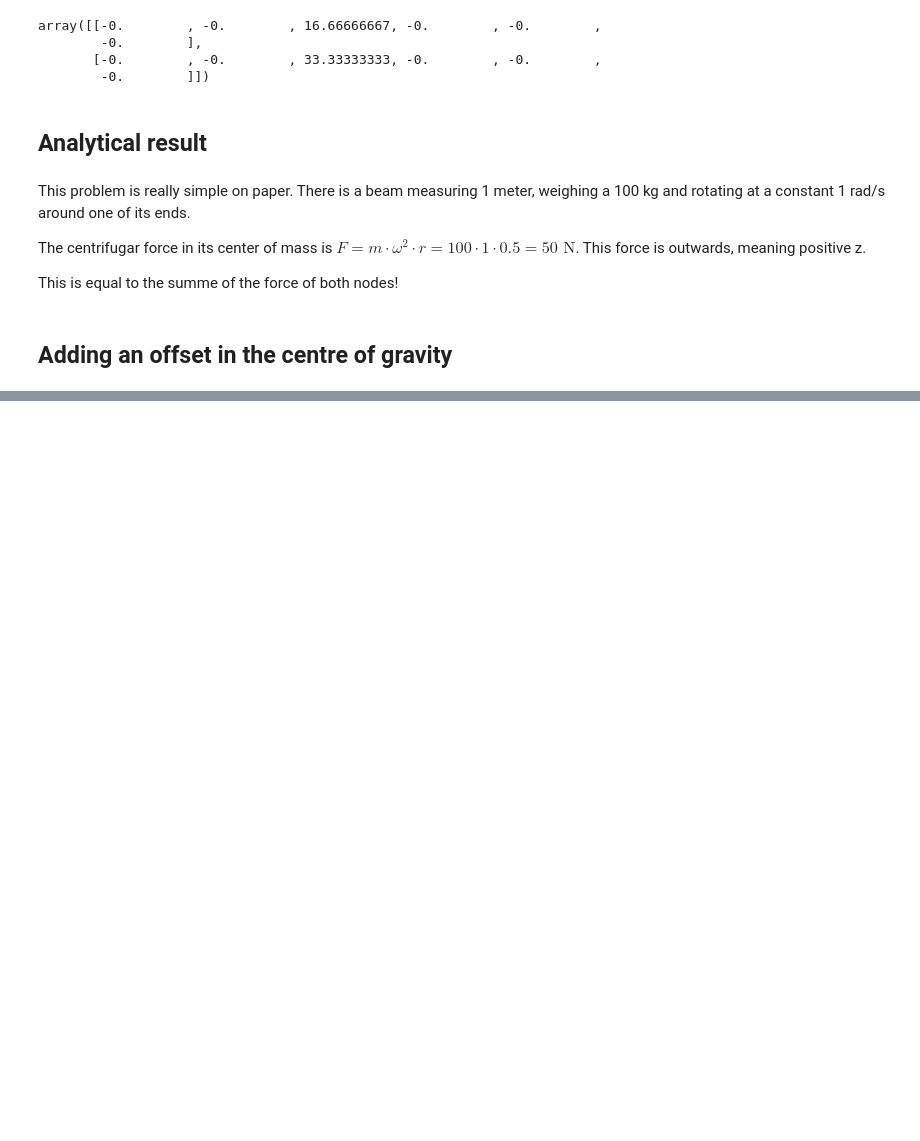
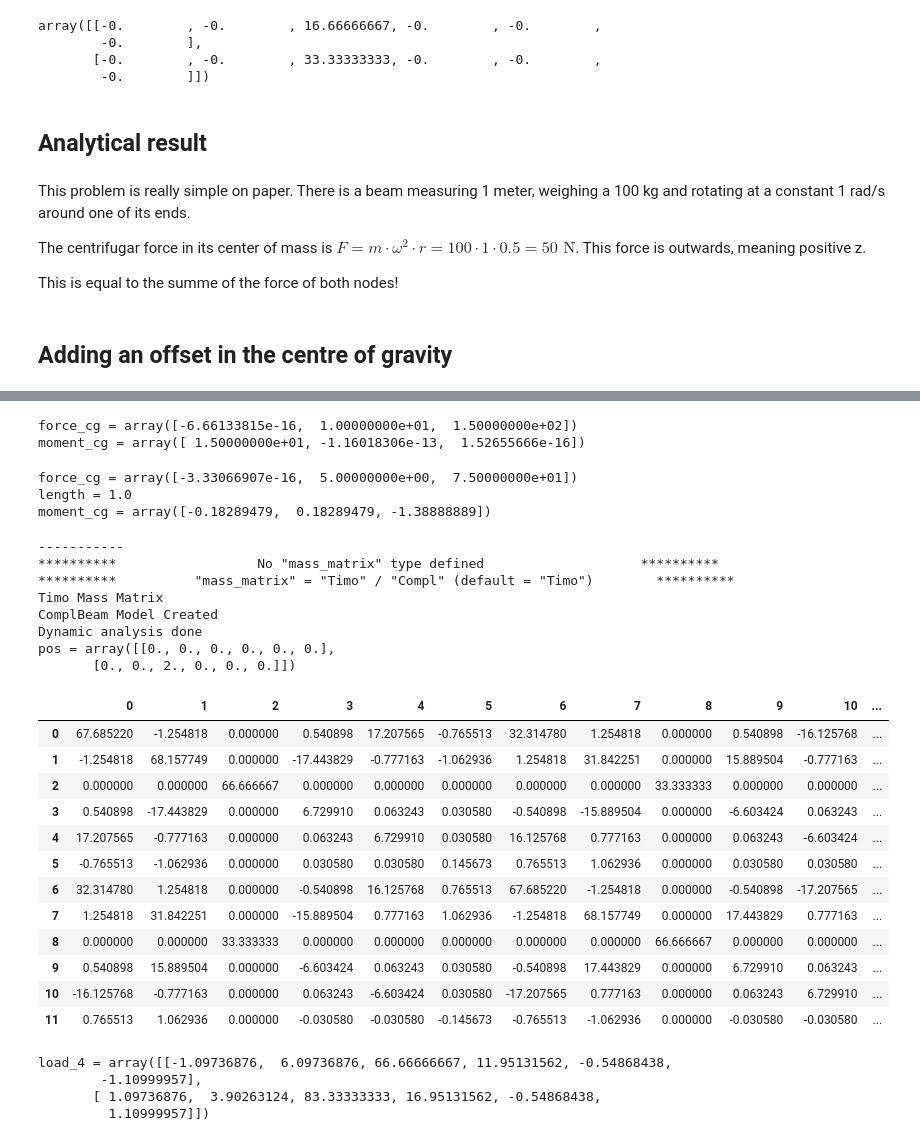
Before and after one commit to juliovmlo/master_thesis, a Jupyter notebook: straight_beam.ipynb, the cells around one changed output, grey strips where cells are left out. Drawn from its saved outputs; the diff is of its cells as text; code cells hidden in the pictures; blank space fills up the shorter version.

```diff
--- a/straight_beam.ipynb
+++ b/straight_beam.ipynb
@@ -183,0 +382,79 @@ I'm stuck with the analytical answer to this question. How can I compare this ca
+# %%
+force, moment = np.split(load_4,[3],axis=1)
+# Total force: summe of the force vectors
+force_cg = np.sum(force, axis=0)
+print(f'{force_cg = }')
+r_cg2node = np.array([[0,  -0.1 , -0.5],[0.,  -0.1 , 0.5]])
+# Total moment: summe of the moment vectors and the moment arm of the node forces, (r_cg2F x F)
+moment_cg = np.sum(moment,axis=0) + np.cross(r_cg2node[0],force[0]) + np.cross(r_cg2node[1],force[1])
+print(f'{moment_cg = }')
+# %% [output]
+force_cg = array([-6.66133815e-16,  1.00000000e+01,  1.50000000e+02])
+moment_cg = array([ 1.50000000e+01, -1.16018306e-13,  1.52655666e-16])
+# %%
+force, moment = np.split(load_4,[3],axis=1)
+# Total force: summe of the force vectors
+force_cg = np.zeros(3)
+for i in range(3):
+    force_cg[i] = np.trapz(force[:,i],pos[:,2])
+print(f'{force_cg = }')
+length = pos[-1,2]-pos[0,2]
+print(f'{length = }')
+moment_cg = length**2/12*(force[0,:]-force[1,:])
+for i in range(3):
+    moment_cg[i] += np.trapz(moment[:,i],pos[:,i])
+print(f'{moment_cg = }')
+# %% [output]
+force_cg = array([-3.33066907e-16,  5.00000000e+00,  7.50000000e+01])
+length = 1.0
+moment_cg = array([-0.18289479,  0.18289479, -1.38888889])
+# %%
+# - Get the mass matrix
+# For non dynamic calculations the mass matrix is not calculated
+f_model_json = "straight_beam_2m_dynamic.json"
+mainfile_dyn = os.path.join(inputfolder,f_model_json)
+
+# Calculate mass matrix
+beam_2m = ComplBeam(mainfile_dyn)
+M_mat_2m = beam_2m.M_mat_full
+pos = np.concatenate((beam_2m.nodeLocations,np.zeros((2,3))), axis=1)
+print(f'{pos = }')
+
+# Display DataFrame in Jupyter notebook
+M_mat_2m_df = pd.DataFrame(M_mat_2m)
+M_mat_2m_df
+# %% [output]
+-----------
+**********                  No "mass_matrix" type defined                    **********
+**********          "mass_matrix" = "Timo" / "Compl" (default = "Timo")        **********
+Timo Mass Matrix
+ComplBeam Model Created
+Dynamic analysis done
+pos = array([[0., 0., 0., 0., 0., 0.],
+       [0., 0., 2., 0., 0., 0.]])
+|  | 0 | 1 | 2 | 3 | 4 | 5 | 6 | 7 | 8 | 9 | 10 | ... |
+| 0 | 67.685220 | -1.254818 | 0.000000 | 0.540898 | 17.207565 | -0.765513 | 32.314780 | 1.254818 | 0.000000 | 0.540898 | -16.125768 | ... |
+| 1 | -1.254818 | 68.157749 | 0.000000 | -17.443829 | -0.777163 | -1.062936 | 1.254818 | 31.842251 | 0.000000 | 15.889504 | -0.777163 | ... |
+| 2 | 0.000000 | 0.000000 | 66.666667 | 0.000000 | 0.000000 | 0.000000 | 0.000000 | 0.000000 | 33.333333 | 0.000000 | 0.000000 | ... |
+| 3 | 0.540898 | -17.443829 | 0.000000 | 6.729910 | 0.063243 | 0.030580 | -0.540898 | -15.889504 | 0.000000 | -6.603424 | 0.063243 | ... |
+| 4 | 17.207565 | -0.777163 | 0.000000 | 0.063243 | 6.729910 | 0.030580 | 16.125768 | 0.777163 | 0.000000 | 0.063243 | -6.603424 | ... |
+| 5 | -0.765513 | -1.062936 | 0.000000 | 0.030580 | 0.030580 | 0.145673 | 0.765513 | 1.062936 | 0.000000 | 0.030580 | 0.030580 | ... |
+| 6 | 32.314780 | 1.254818 | 0.000000 | -0.540898 | 16.125768 | 0.765513 | 67.685220 | -1.254818 | 0.000000 | -0.540898 | -17.207565 | ... |
+| 7 | 1.254818 | 31.842251 | 0.000000 | -15.889504 | 0.777163 | 1.062936 | -1.254818 | 68.157749 | 0.000000 | 17.443829 | 0.777163 | ... |
+| 8 | 0.000000 | 0.000000 | 33.333333 | 0.000000 | 0.000000 | 0.000000 | 0.000000 | 0.000000 | 66.666667 | 0.000000 | 0.000000 | ... |
+| 9 | 0.540898 | 15.889504 | 0.000000 | -6.603424 | 0.063243 | 0.030580 | -0.540898 | 17.443829 | 0.000000 | 6.729910 | 0.063243 | ... |
+| 10 | -16.125768 | -0.777163 | 0.000000 | 0.063243 | -6.603424 | 0.030580 | -17.207565 | 0.777163 | 0.000000 | 0.063243 | 6.729910 | ... |
+| 11 | 0.765513 | 1.062936 | 0.000000 | -0.030580 | -0.030580 | -0.145673 | -0.765513 | -1.062936 | 0.000000 | -0.030580 | -0.030580 | ... |
+# %%
+
+# Calculate inertial loads using the node accelerations (positions in our input)
+
+offset = np.zeros((2,3))
+load_5 = -inertial_loads_v03(pos,offset,M_mat_2m,0,omega,0)
+load_5 = np.reshape(load_4, (-1,6))
+print(f'{load_4 = }')
+# %% [output]
+load_4 = array([[-1.09736876,  6.09736876, 66.66666667, 11.95131562, -0.54868438,
+        -1.10999957],
+       [ 1.09736876,  3.90263124, 83.33333333, 16.95131562, -0.54868438,
+         1.10999957]])
```
Also changed, not shown: parts of 31 cells of this notebook, 8 other files.
